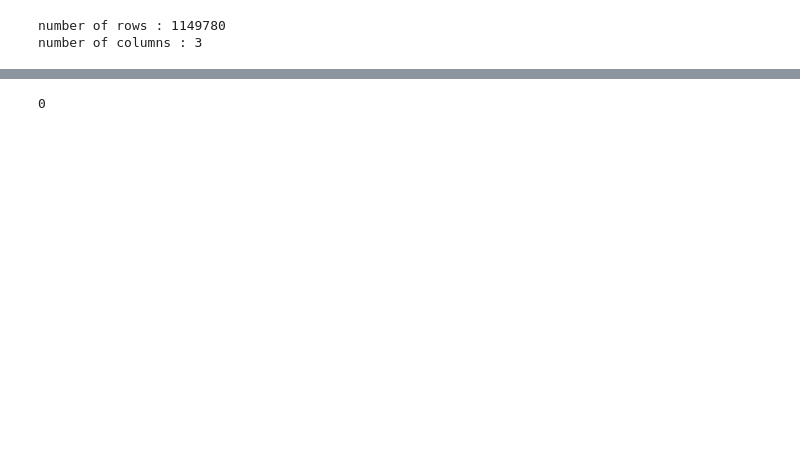
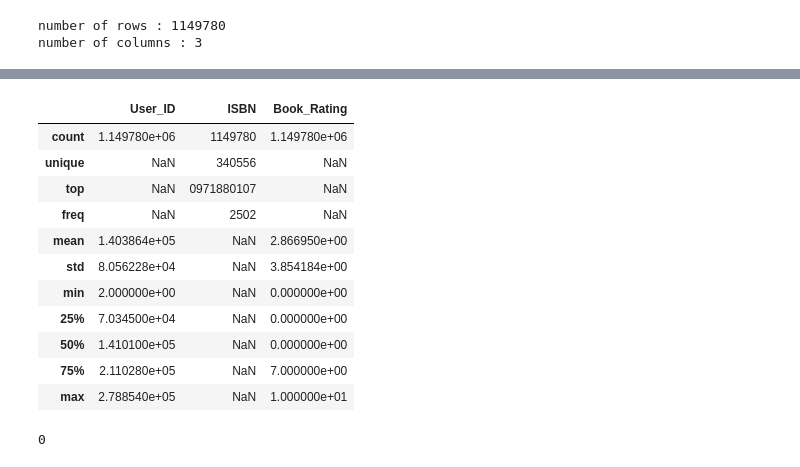
Before and after one commit to RPSahoo219/Book_Recommendation_system, a Jupyter notebook: Book_Recommendation_System.ipynb, the cells around one changed output, grey strips where cells are left out. Cells and saved outputs as stored; diff of their text form; code cells hidden in the pictures; blank space fills up the shorter version.

```diff
--- a/Book_Recommendation_System.ipynb
+++ b/Book_Recommendation_System.ipynb
@@ -563,3 +624,19 @@ Data columns (total 3 columns):
 dtypes: int64(2), object(1)
 memory usage: 26.3+ MB
+# %%
+# checking the description
+ratings_df.describe(include= 'all')
+# %% [output]
+|  | User_ID | ISBN | Book_Rating |
+| count | 1.149780e+06 | 1149780 | 1.149780e+06 |
+| unique | NaN | 340556 | NaN |
+| top | NaN | 0971880107 | NaN |
+| freq | NaN | 2502 | NaN |
+| mean | 1.403864e+05 | NaN | 2.866950e+00 |
+| std | 8.056228e+04 | NaN | 3.854184e+00 |
+| min | 2.000000e+00 | NaN | 0.000000e+00 |
+| 25% | 7.034500e+04 | NaN | 0.000000e+00 |
+| 50% | 1.410100e+05 | NaN | 0.000000e+00 |
+| 75% | 2.110280e+05 | NaN | 7.000000e+00 |
+| max | 2.788540e+05 | NaN | 1.000000e+01 |
 # %%
```
Also changed, not shown: parts of 44 cells of this notebook.
